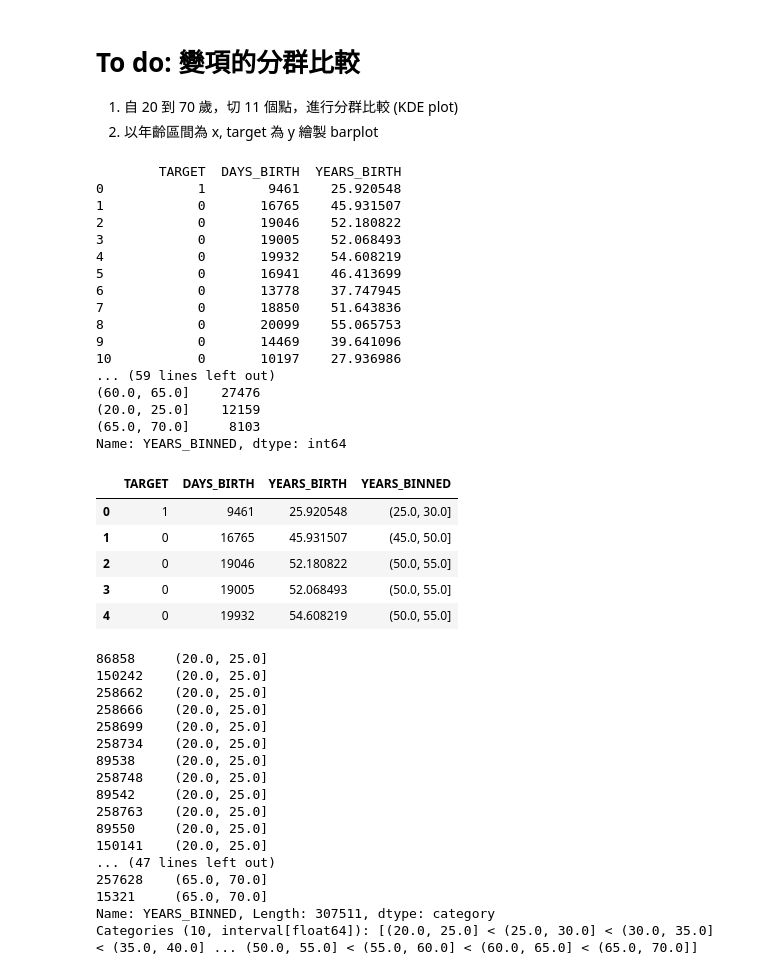
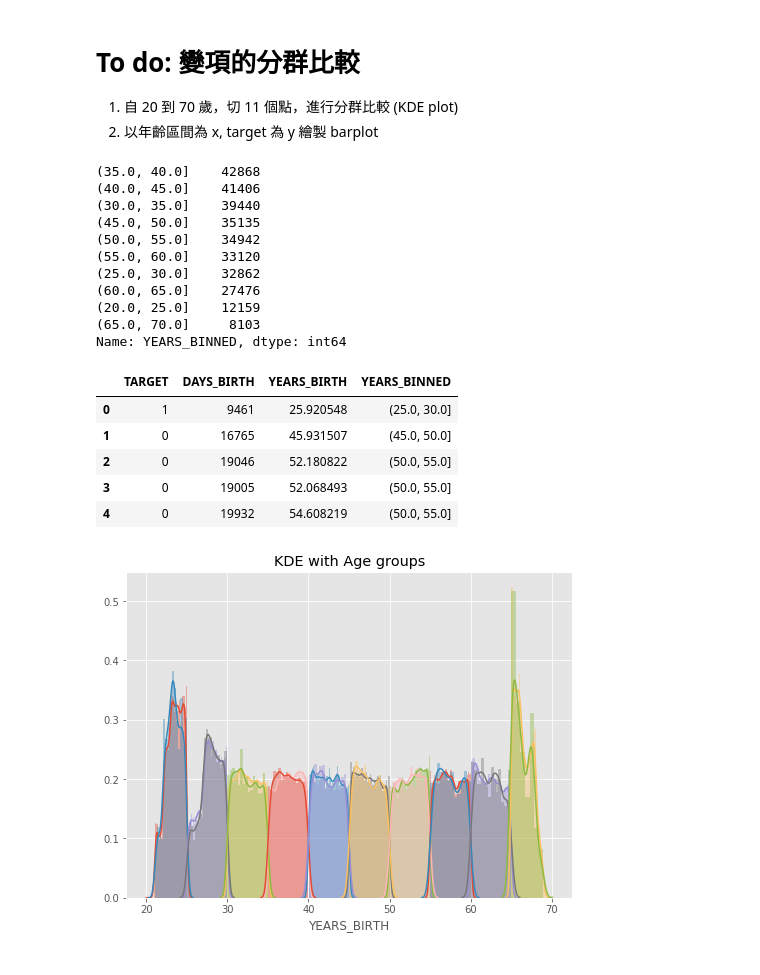
Before and after one commit to CharlesChuang/100Day-ML-Marathon, a Jupyter notebook: Home work/Day_011_HW.ipynb, the cells around one changed output. Cells and saved outputs as stored; diff of their text form; code cells hidden in the pictures.

```diff
--- a/Home work/Day_011_HW.ipynb
+++ b/Home work/Day_011_HW.ipynb
@@ -40,7 +40,6 @@ app_train['DAYS_BIRTH'] = abs(app_train['DAYS_BIRTH'])
 # 根據年齡分成不同組別 (年齡區間 - 還款與否)
 age_data = app_train[['TARGET', 'DAYS_BIRTH']] # subset
 age_data['YEARS_BIRTH'] = age_data['DAYS_BIRTH'] / 365 # day-age to year-age
-print(age_data)
 # Continous to Discrete
 """
 Your Code Here
@@ -51,19 +50,13 @@ age_data['YEARS_BINNED'] = pd.cut(age_data['YEARS_BIRTH'], bins = bin_cut)
 print(age_data['YEARS_BINNED'].value_counts())
 age_data.head()
 # %% [output]
-        TARGET  DAYS_BIRTH  YEARS_BIRTH
-0            1        9461    25.920548
-1            0       16765    45.931507
-2            0       19046    52.180822
-3            0       19005    52.068493
-4            0       19932    54.608219
-5            0       16941    46.413699
-6            0       13778    37.747945
-7            0       18850    51.643836
-8            0       20099    55.065753
-9            0       14469    39.641096
-10           0       10197    27.936986
-... (59 lines left out)
+(35.0, 40.0]    42868
+(40.0, 45.0]    41406
+(30.0, 35.0]    39440
+(45.0, 50.0]    35135
+(50.0, 55.0]    34942
+(55.0, 60.0]    33120
+(25.0, 30.0]    32862
 (60.0, 65.0]    27476
 (20.0, 25.0]    12159
 (65.0, 70.0]     8103
@@ -74,40 +67,22 @@ Name: YEARS_BINNED, dtype: int64
 | 2 | 0 | 19046 | 52.180822 | (50.0, 55.0] |
 | 3 | 0 | 19005 | 52.068493 | (50.0, 55.0] |
 | 4 | 0 | 19932 | 54.608219 | (50.0, 55.0] |
-# %%
-year_group_sorted = age_data.sort_values(by='YEARS_BINNED')['YEARS_BINNED']
-print(year_group_sorted)
-# %% [output]
-86858     (20.0, 25.0]
-150242    (20.0, 25.0]
-258662    (20.0, 25.0]
-258666    (20.0, 25.0]
-258699    (20.0, 25.0]
-258734    (20.0, 25.0]
-89538     (20.0, 25.0]
-258748    (20.0, 25.0]
-89542     (20.0, 25.0]
-258763    (20.0, 25.0]
-89550     (20.0, 25.0]
-150141    (20.0, 25.0]
-... (47 lines left out)
-257628    (65.0, 70.0]
-15321     (65.0, 70.0]
-Name: YEARS_BINNED, Length: 307511, dtype: category
-Categories (10, interval[float64]): [(20.0, 25.0] < (25.0, 30.0] < (30.0, 35.0] < (35.0, 40.0] ... (50.0, 55.0] < (55.0, 60.0] < (60.0, 65.0] < (65.0, 70.0]]
 # %%
 """
 Your Code Here
 """
+year_group_sorted = age_data.sort_values(by='YEARS_BINNED')['YEARS_BINNED'].unique()
 plt.figure(figsize=(8,6))
 for i in range(len(year_group_sorted)):
     sns.distplot(age_data.loc[(age_data['YEARS_BINNED'] == year_group_sorted[i]) & \
                               (age_data['TARGET'] == 0), 'YEARS_BIRTH'], label = str(year_group_sorted[i]))
 
     sns.distplot(age_data.loc[(age_data['YEARS_BINNED'] == year_group_sorted[i]) & \
                               (age_data['TARGET'] == 1), 'YEARS_BIRTH'], label = str(year_group_sorted[i]))
 plt.title('KDE with Age groups')
 plt.show()
+# %% [output]
+[figure, added]
 # %%
 # 計算每個年齡區間的 Target、DAYS_BIRTH與 YEARS_BIRTH 的平均值
 age_groups  = age_data.groupby('YEARS_BINNED').mean()
```
Also changed, not shown: parts of 2 cells of this notebook.
